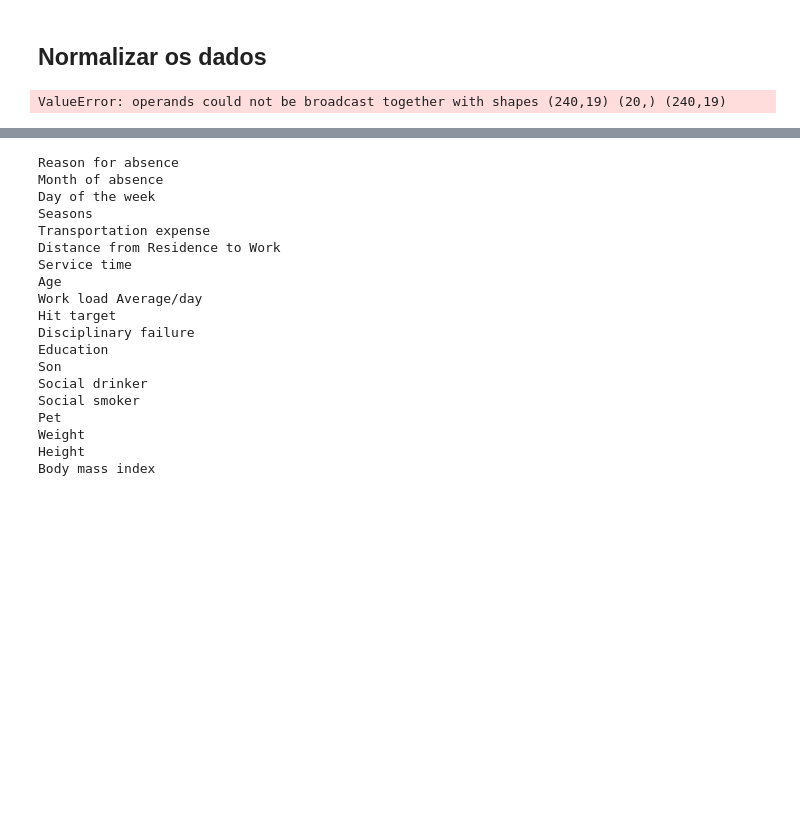
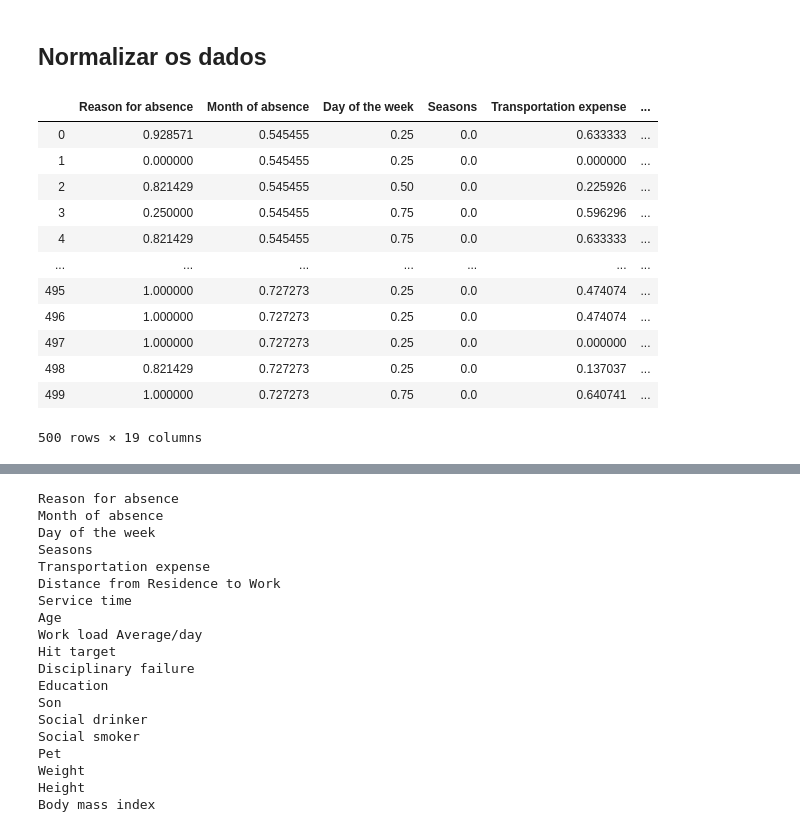
Before and after one commit to Rafaela897/SI19-20, a Jupyter notebook: AEC/trabalho2/Trabalho2.ipynb, the cells around one changed output, grey strips where cells are left out. Drawn from its saved outputs; the diff is of its cells as text; code cells hidden in the pictures; blank space fills up the shorter version.

```diff
--- a/AEC/trabalho2/Trabalho2.ipynb
+++ b/AEC/trabalho2/Trabalho2.ipynb
@@ -58,7 +58,7 @@ from sklearn import preprocessing
 
 def normalize_dataset():
     global AbsentsX,X_test
-    x  = Absents.values
+    x  = AbsentsX.values
     x2 = X_test.values
     min_max_scaler = preprocessing.MinMaxScaler()
     scaler    = min_max_scaler.fit(x)
@@ -68,8 +68,8 @@ def normalize_dataset():
     df2 = pd.DataFrame(x2_scaled)
 
     i = 0
-    for x in Absents:
-        Absents[x] = df[i]
+    for x in AbsentsX:
+        AbsentsX[x] = df[i]
         X_test [x] = df2[i]
         i+=1
 
@@ -77,43 +77,56 @@ def normalize_dataset():
 
 def standardize_dataset():
     global AbsentsX,X_test
-    x  =  Absents.values
+    x  =  AbsentsX.values
     x2 = X_test.values
     standart_scaler = preprocessing.StandardScaler()
     scaler = standart_scaler.fit(x)
     x_scaled  = scaler.transform(x)
     x2_scaled = scaler.transform(x2)
     df  = pd.DataFrame(x_scaled)
     df2 = pd.DataFrame(x2_scaled)
 
     i = 0
-    for x in Absents:
-        Absents[x] = df[i]
+    for x in AbsentsX:
+        AbsentsX[x] = df[i]
         X_test[x]  = df2[i]
         i+=1
 
 def binarize_dataset():
     global AbsentsX,X_test
-    x  =  Absents.values
+    x  =  AbsentsX.values
     x2 = X_test.values
     Binarizer = preprocessing.Binarizer()
     binarizer = Binarizer.fit(x)
     x_scaled  = binarizer.transform(x)
     x2_scaled = binarizer.transform(x2)
     df  = pd.DataFrame(x_scaled)
     df2 = pd.DataFrame(x2_scaled)
 
     i = 0
-    for x in Absents:
-        Absents[x] = df[i]
+    for x in AbsentsX:
+        AbsentsX[x] = df[i]
         X_test[x]  = df2[i]
         i+=1
 
-##standardize_dataset()
+
 ##binarize_dataset()
 normalize_dataset()
+##standardize_dataset()
 AbsentsX
 # %% [output]
+|  | Reason for absence | Month of absence | Day of the week | Seasons | Transportation expense | ... |
+| 0 | 0.928571 | 0.545455 | 0.25 | 0.0 | 0.633333 | ... |
+| 1 | 0.000000 | 0.545455 | 0.25 | 0.0 | 0.000000 | ... |
+| 2 | 0.821429 | 0.545455 | 0.50 | 0.0 | 0.225926 | ... |
+| 3 | 0.250000 | 0.545455 | 0.75 | 0.0 | 0.596296 | ... |
+| 4 | 0.821429 | 0.545455 | 0.75 | 0.0 | 0.633333 | ... |
+| ... | ... | ... | ... | ... | ... | ... |
+| 495 | 1.000000 | 0.727273 | 0.25 | 0.0 | 0.474074 | ... |
+| 496 | 1.000000 | 0.727273 | 0.25 | 0.0 | 0.474074 | ... |
+| 497 | 1.000000 | 0.727273 | 0.25 | 0.0 | 0.000000 | ... |
+| 498 | 0.821429 | 0.727273 | 0.25 | 0.0 | 0.137037 | ... |
+| 499 | 1.000000 | 0.727273 | 0.75 | 0.0 | 0.640741 | ... |
-ValueError: operands could not be broadcast together with shapes (240,19) (20,) (240,19)
+500 rows × 19 columns
 # %%
 X_test
```
Also changed, not shown: parts of 49 cells of this notebook.
